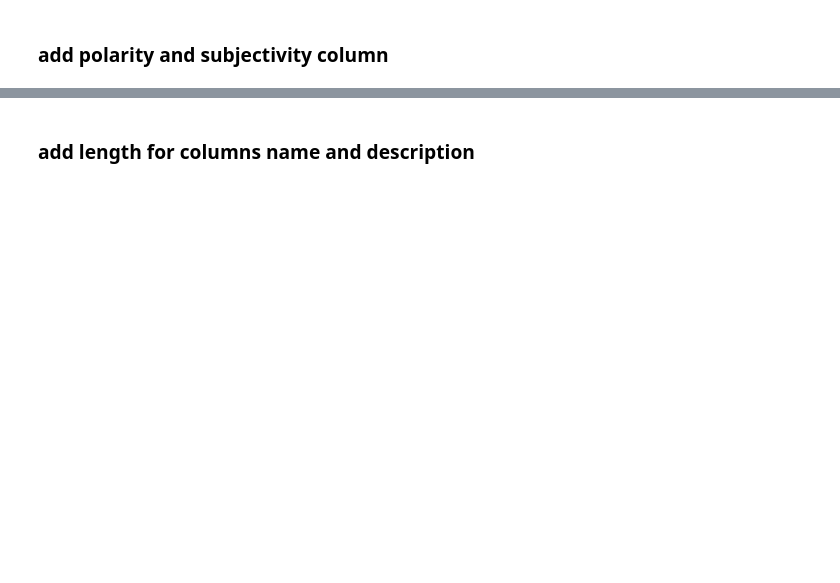
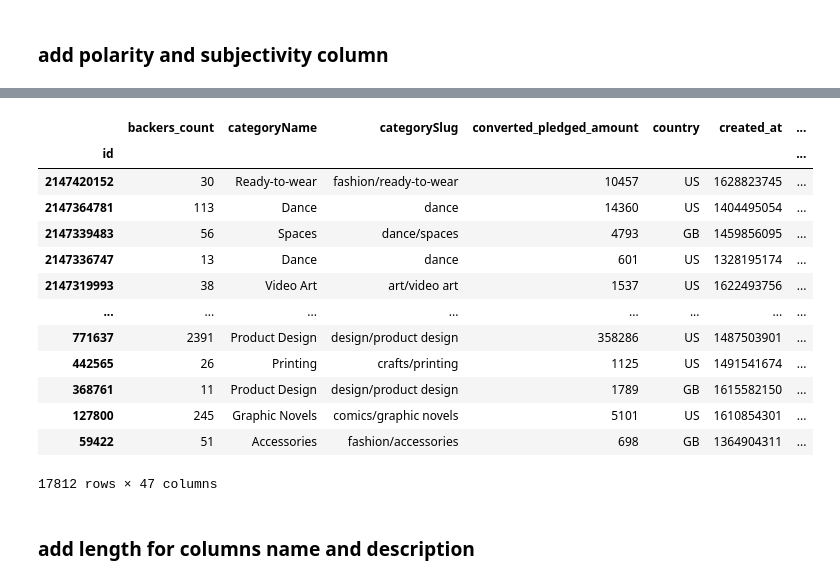
Before and after one commit to nicolerichter1989/Final-Project---Kickstarter, a Jupyter notebook: final_project.ipynb, the cells around one changed output, grey strips where cells are left out. Cells and saved outputs as stored; diff of their text form; code cells hidden in the pictures; blank space fills up the shorter version.

```diff
--- a/final_project.ipynb
+++ b/final_project.ipynb
@@ -433,3 +441,20 @@ df.shape
+# %%
+df
+# %% [output]
+|  | backers_count | categoryName | categorySlug | converted_pledged_amount | country | created_at | ... |
+| id |  |  |  |  |  |  | ... |
+| 2147420152 | 30 | Ready-to-wear | fashion/ready-to-wear | 10457 | US | 1628823745 | ... |
+| 2147364781 | 113 | Dance | dance | 14360 | US | 1404495054 | ... |
+| 2147339483 | 56 | Spaces | dance/spaces | 4793 | GB | 1459856095 | ... |
+| 2147336747 | 13 | Dance | dance | 601 | US | 1328195174 | ... |
+| 2147319993 | 38 | Video Art | art/video art | 1537 | US | 1622493756 | ... |
+| ... | ... | ... | ... | ... | ... | ... | ... |
+| 771637 | 2391 | Product Design | design/product design | 358286 | US | 1487503901 | ... |
+| 442565 | 26 | Printing | crafts/printing | 1125 | US | 1491541674 | ... |
+| 368761 | 11 | Product Design | design/product design | 1789 | GB | 1615582150 | ... |
+| 127800 | 245 | Graphic Novels | comics/graphic novels | 5101 | US | 1610854301 | ... |
+| 59422 | 51 | Accessories | fashion/accessories | 698 | GB | 1364904311 | ... |
+17812 rows × 47 columns
 # %% [markdown]
 ### add length for columns name and description
 # %%
```
Also changed, not shown: parts of 49 cells of this notebook, 6 other files.
